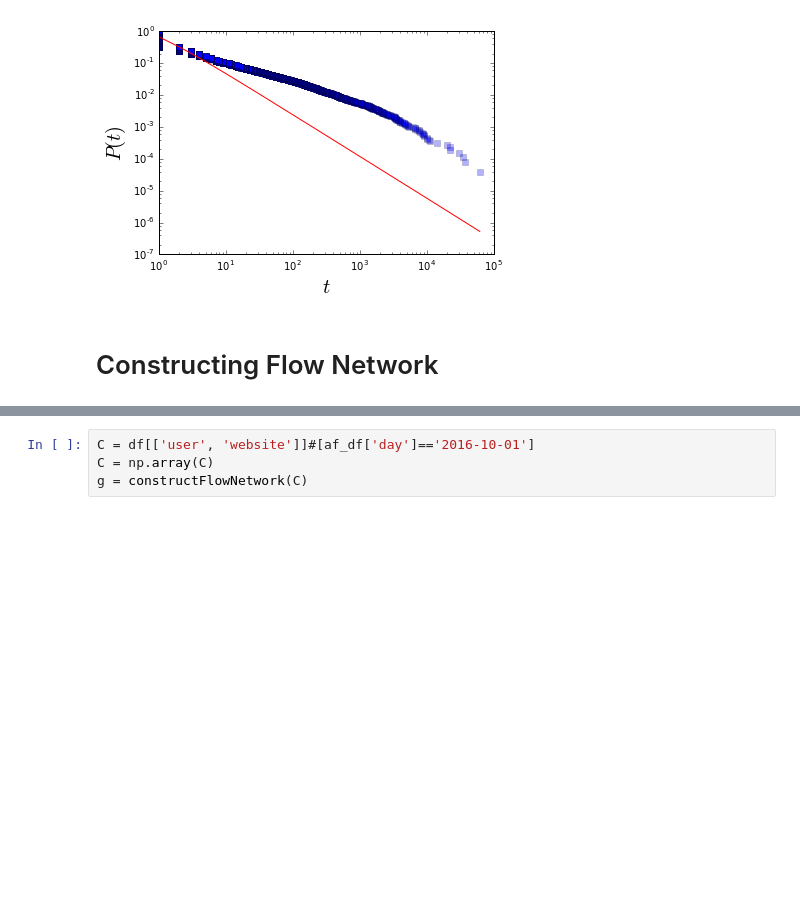
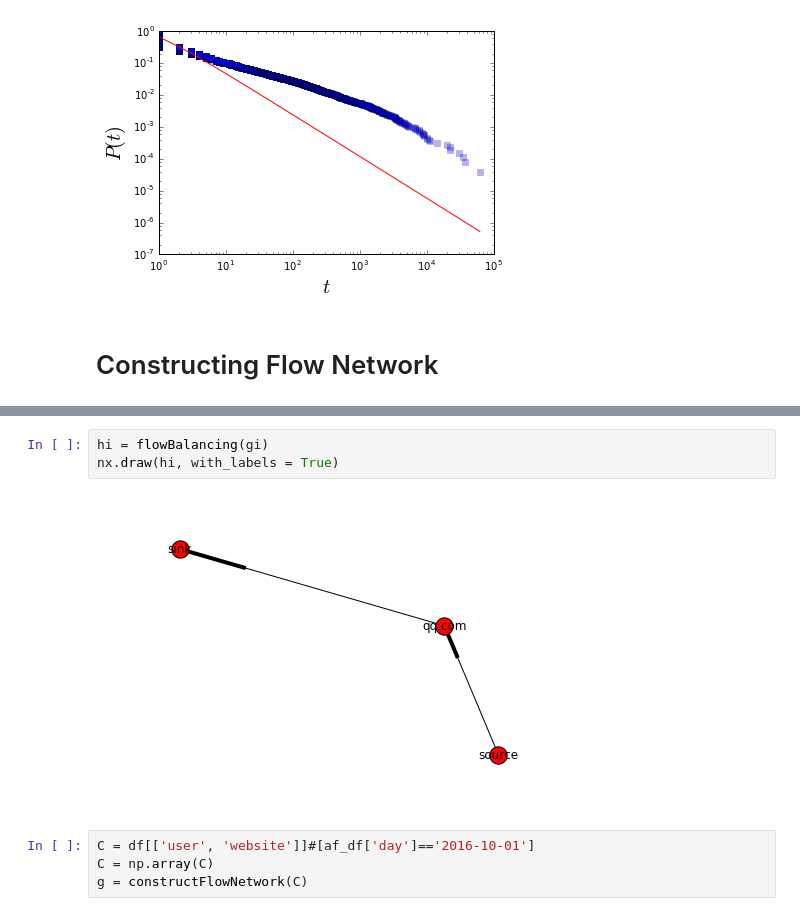
Before and after one commit to SocratesClub/cjc, a Jupyter notebook: cases/bjmobile_attention_flow_network.ipynb, the cells around one changed output, grey strips where cells are left out. Cells and saved outputs as stored; diff of their text form; blank space fills up the shorter version.

```diff
--- a/cases/bjmobile_attention_flow_network.ipynb
+++ b/cases/bjmobile_attention_flow_network.ipynb
@@ -685,3 +779,8 @@ df[:15]
+# %%
+hi = flowBalancing(gi)
+nx.draw(hi, with_labels = True)
+# %% [output]
+[figure, added]
 # %%
 C = df[['user', 'website']]#[af_df['day']=='2016-10-01']
 C = np.array(C)
```
Also changed, not shown: parts of 39 cells of this notebook, 10 other files.
